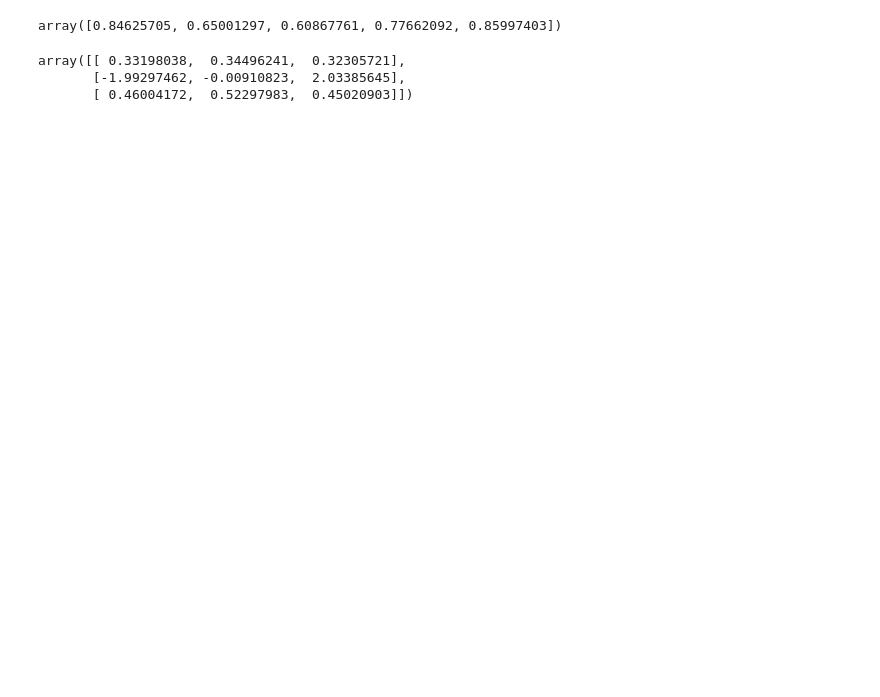
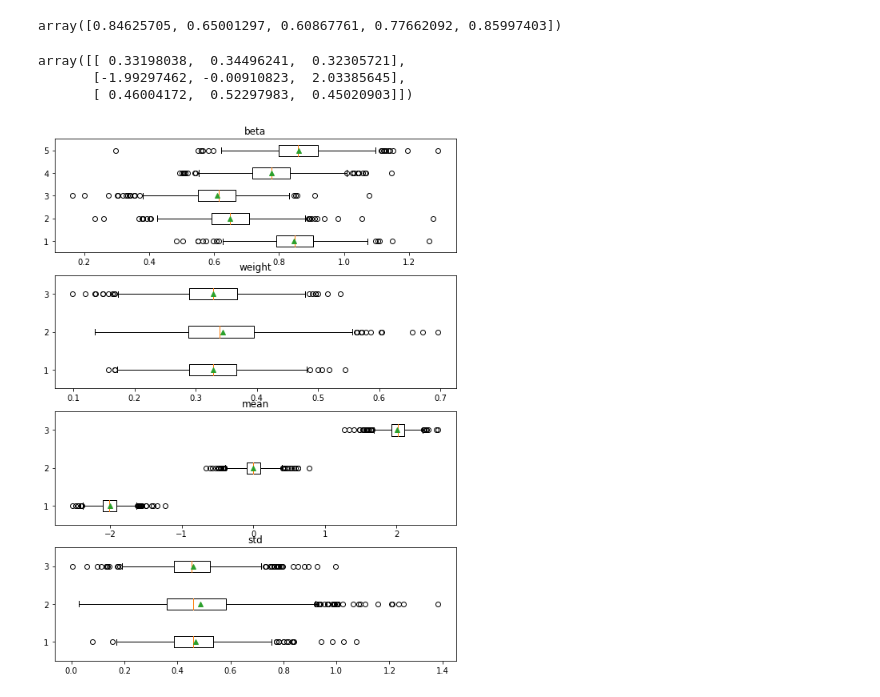
Before and after one commit to IXIXVI/graduate-first-year-homework, a Jupyter notebook: SUBGROUP论文/对比试验/综合结果.ipynb, the cells around one changed output. Cells and saved outputs as stored; diff of their text form; code cells hidden in the pictures; blank space fills up the shorter version.

```diff
--- a/SUBGROUP论文/对比试验/综合结果.ipynb
+++ b/SUBGROUP论文/对比试验/综合结果.ipynb
@@ -76,3 +61,20 @@ np.mean(Thetares,axis=0)
 array([[ 0.33198038,  0.34496241,  0.32305721],
        [-1.99297462, -0.00910823,  2.03385645],
        [ 0.46004172,  0.52297983,  0.45020903]])
+# %%
+fig = plt.figure(figsize=(9,12))
+ax0 = fig.add_subplot(411)
+ax0.boxplot(Betares,vert=False,showmeans=True )
+ax1 = fig.add_subplot(412)
+ax1.boxplot(Thetares[:,0,:],vert=False,showmeans=True )
+ax2 = fig.add_subplot(413)
+ax2.boxplot(Thetares[:,1,:],vert=False,showmeans=True )
+ax3 = fig.add_subplot(414)
+ax3.boxplot(Thetares[:,2,:],vert=False,showmeans=True )
+ax0.title.set_text('beta')
+ax1.title.set_text('weight')
+ax2.title.set_text('mean')
+ax3.title.set_text('std')
+plt.show()#显示图像
+# %% [output]
+[figure, added]
```
Also changed, not shown: parts of 5 cells of this notebook, 5 other files.
